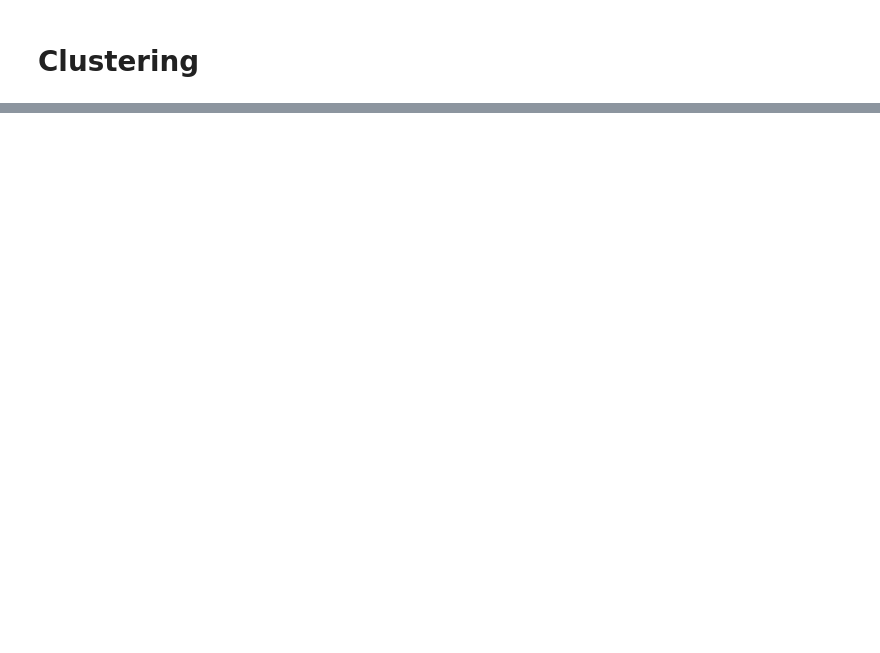
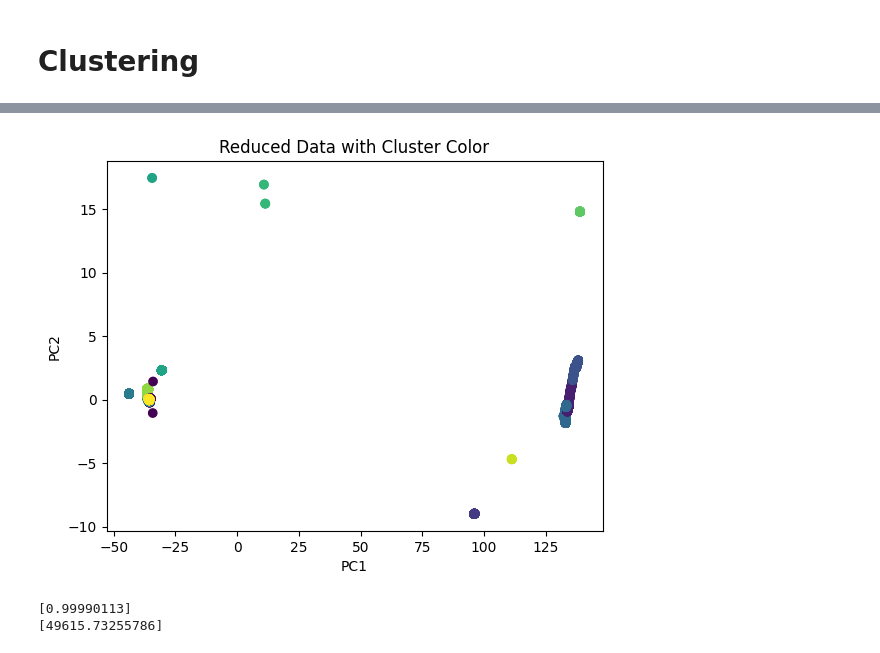
Before and after one commit to celienbonhomme/AI_project2, a Jupyter notebook: src/exo1.ipynb, the cells around one changed output, grey strips where cells are left out. Saved outputs shown, nothing was run; the diff lists cells and outputs as text; code cells hidden in the pictures; blank space fills up the shorter version.

```diff
--- a/src/exo1.ipynb
+++ b/src/exo1.ipynb
@@ -138,0 +181,7 @@ plt.show()
+# %%
+from sklearn.decomposition import PCA
+pca = PCA(n_components=2,whiten=False).fit(df_locations.drop('Accuracy', axis=1).drop('Cluster', axis=1))
+print(pca.explained_variance_ratio_)
+print(pca.singular_values_)
+reducted = pca.fit_transform(df_locations.drop('Accuracy', axis=1).drop('Cluster', axis=1))
+reductedDf = pd.DataFrame(reducted, columns=['PC1', 'PC2'])
@@ -138,0 +191,2 @@ plt.show()
+# %%
+reductedDf['Cluster'] = df_locations['Cluster']
@@ -138,0 +209,20 @@ plt.show()
+# %%
+import matplotlib.pyplot as plt
+
+plt.scatter(reductedDf['PC1'],reductedDf['PC2'], c=reductedDf['Cluster'])
+plt.xlabel('PC1')
+plt.ylabel('PC2')
+plt.title('Reduced Data with Cluster Color')
+plt.show()
+# %% [output]
+[figure, added]
+# %%
+from sklearn.decomposition import PCA
+pca = PCA(n_components=1,whiten=False).fit(df_locations.drop('Accuracy', axis=1).drop('Cluster', axis=1))
+print(pca.explained_variance_ratio_)
+print(pca.singular_values_)
+reducted = pca.fit_transform(df_locations.drop('Accuracy', axis=1).drop('Cluster', axis=1))
+reductedDf = pd.DataFrame(reducted, columns=['PC1'])
+# %% [output]
+[0.99990113]
+[49615.73255786]
```
Also changed, not shown: parts of 19 cells of this notebook.
